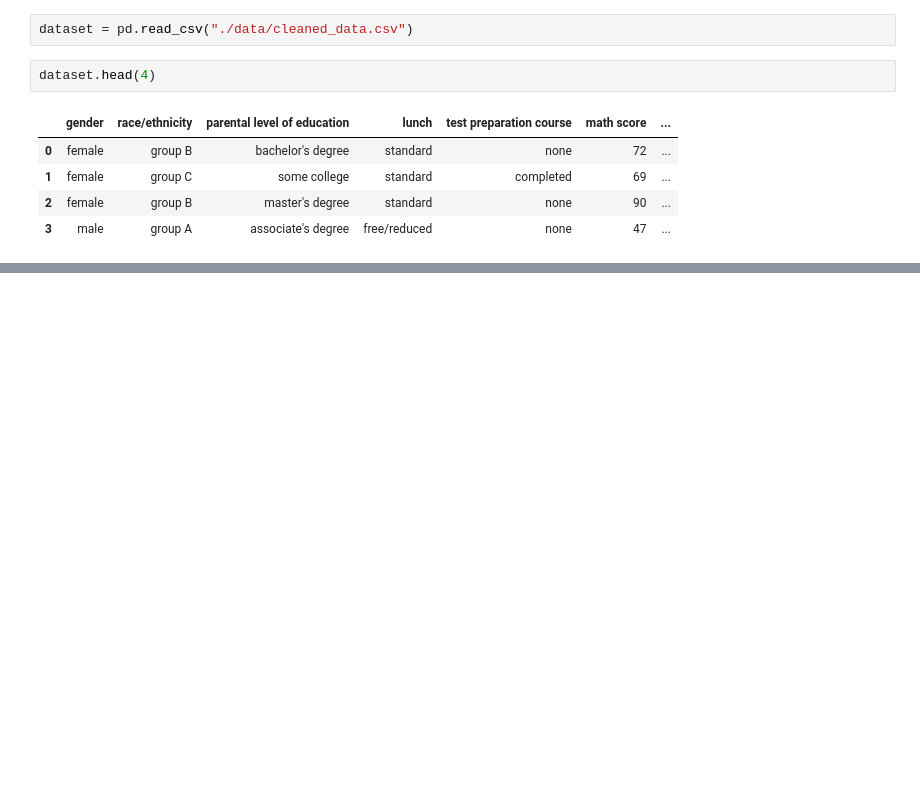
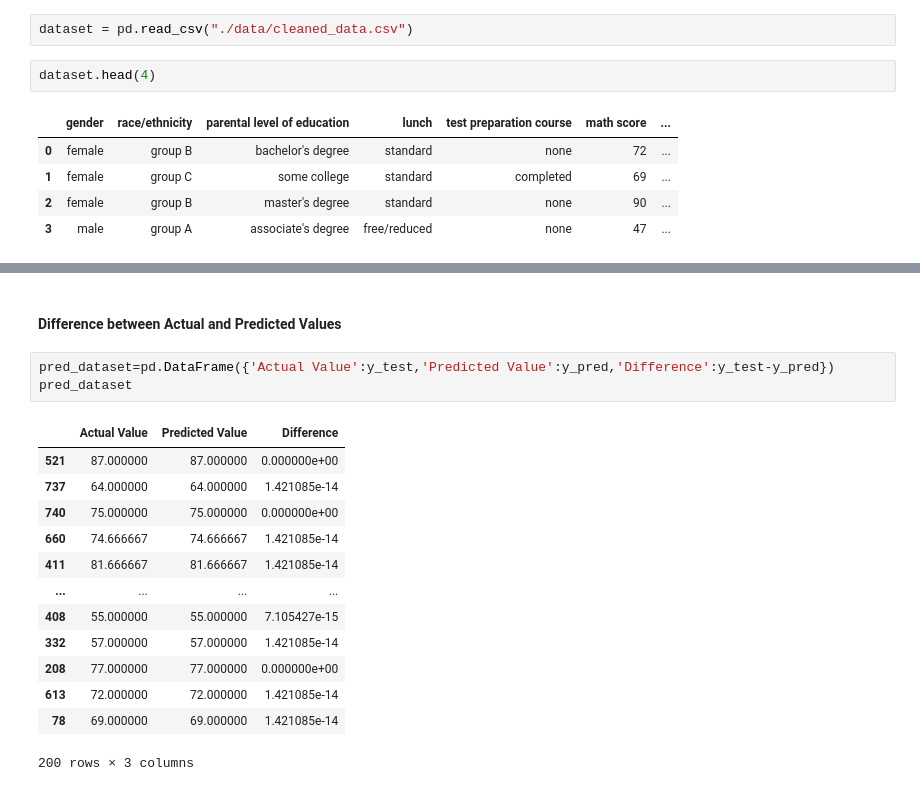
Before and after one commit to harshverma8433/ml_project, a Jupyter notebook: notebook/MODEL_TRAINING.ipynb, the cells around one changed output, grey strips where cells are left out. Cells and saved outputs as stored; diff of their text form; blank space fills up the shorter version.

```diff
--- a/notebook/MODEL_TRAINING.ipynb
+++ b/notebook/MODEL_TRAINING.ipynb
@@ -12,0 +235,20 @@ dataset.head(4)
+# %% [markdown]
+
+#### Difference between Actual and Predicted Values
+# %%
+pred_dataset=pd.DataFrame({'Actual Value':y_test,'Predicted Value':y_pred,'Difference':y_test-y_pred})
+pred_dataset
+# %% [output]
+|  | Actual Value | Predicted Value | Difference |
+| 521 | 87.000000 | 87.000000 | 0.000000e+00 |
+| 737 | 64.000000 | 64.000000 | 1.421085e-14 |
+| 740 | 75.000000 | 75.000000 | 0.000000e+00 |
+| 660 | 74.666667 | 74.666667 | 1.421085e-14 |
+| 411 | 81.666667 | 81.666667 | 1.421085e-14 |
+| ... | ... | ... | ... |
+| 408 | 55.000000 | 55.000000 | 7.105427e-15 |
+| 332 | 57.000000 | 57.000000 | 1.421085e-14 |
+| 208 | 77.000000 | 77.000000 | 0.000000e+00 |
+| 613 | 72.000000 | 72.000000 | 1.421085e-14 |
+| 78 | 69.000000 | 69.000000 | 1.421085e-14 |
+200 rows × 3 columns
```
Also changed, not shown: parts of 25 cells of this notebook, 4 other files.
